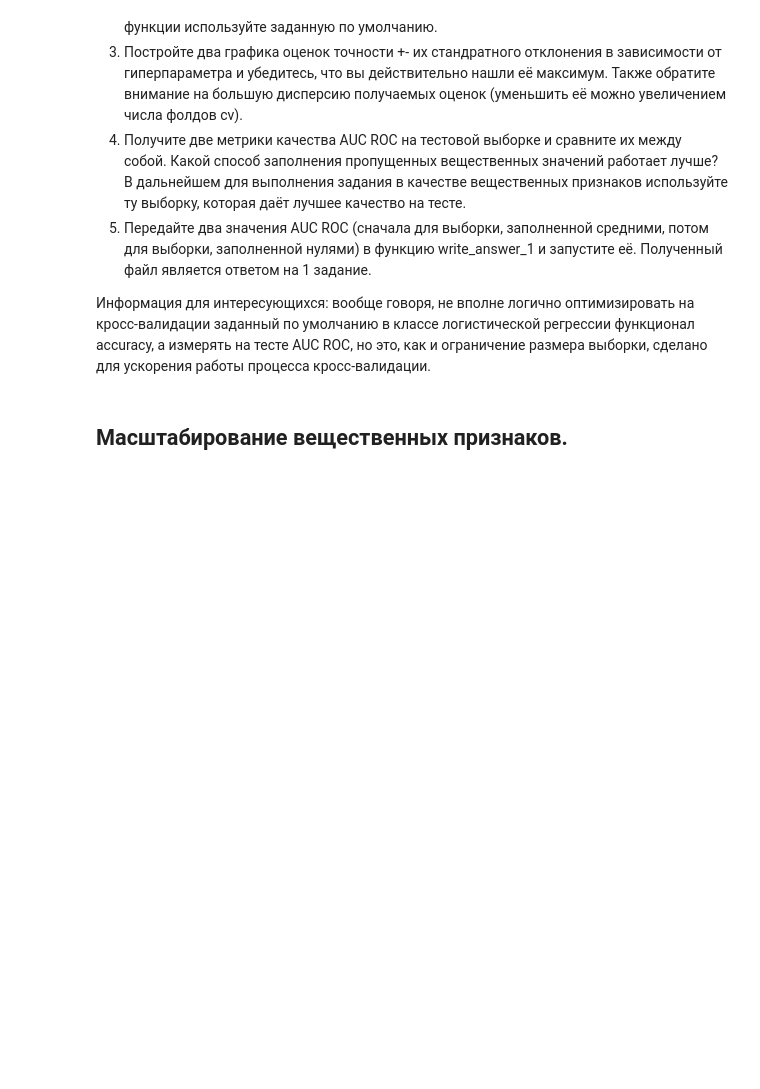
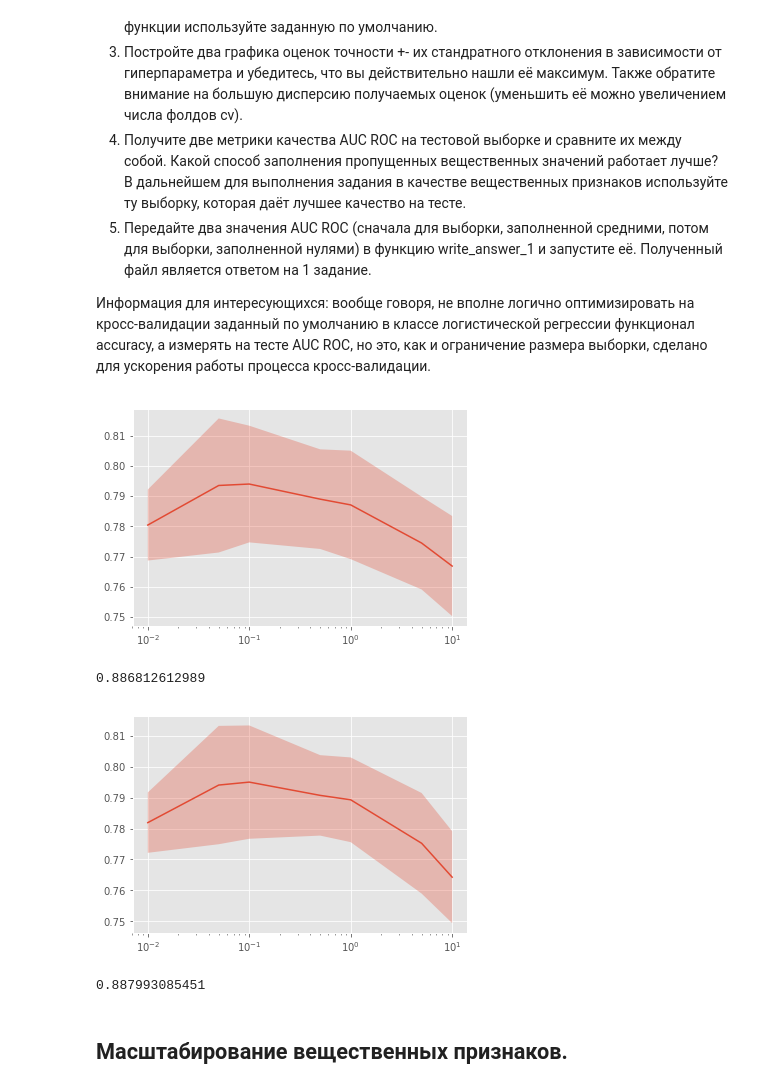
Before and after one commit to lamotik/MFTI_ML, a Jupyter notebook: supervised-learning/w3/pa1/Preprocessing_LR.ipynb, the cells around one changed output. Cells and saved outputs as stored; diff of their text form; code cells hidden in the pictures; blank space fills up the shorter version.

```diff
--- a/supervised-learning/w3/pa1/Preprocessing_LR.ipynb
+++ b/supervised-learning/w3/pa1/Preprocessing_LR.ipynb
@@ -255,27 +255,43 @@ from sklearn.cross_validation import train_test_split
 # %%
 from sklearn.linear_model import LogisticRegression
 from sklearn.grid_search import GridSearchCV
 from sklearn.metrics import roc_auc_score
 
 def plot_scores(optimizer):
     scores = [[item[0]['C'],
                item[1],
                (np.sum((item[2]-item[1])**2)/(item[2].size-1))**0.5] for item in optimizer.grid_scores_]
     scores = np.array(scores)
     plt.semilogx(scores[:,0], scores[:,1])
     plt.fill_between(scores[:,0], scores[:,1]-scores[:,2],
                                   scores[:,1]+scores[:,2], alpha=0.3)
     plt.show()
 
 def write_answer_1(auc_1, auc_2):
     auc = (auc_1 + auc_2)/2
     with open("preprocessing_lr_answer1.txt", "w") as fout:
         fout.write(str(auc))
 
 param_grid = {'C': [0.01, 0.05, 0.1, 0.5, 1, 5, 10]}
-cv = 3
 
-# place your code here
+def calcAUC(x_train, x_test, y_train, y_test, class_weight=None):
+    optimizer = GridSearchCV(LogisticRegression(class_weight=class_weight), param_grid, cv=3)
+    optimizer.fit(x_train, y_train)
+    plot_scores(optimizer)
+    auc = roc_auc_score(y_test, optimizer.predict_proba(x_test)[:,1])
+    return auc
+
+auc_zeroes = calcAUC(np.hstack((X_train_real_zeros, X_train_cat_oh)), np.hstack((X_test_real_zeros, X_test_cat_oh)), y_train, y_test)
+print(auc_zeroes)
+auc_mean = calcAUC(np.hstack((X_train_real_mean, X_train_cat_oh)), np.hstack((X_test_real_mean, X_test_cat_oh)), y_train, y_test)
+print(auc_mean)
+
+write_answer_1(auc_zeroes, auc_mean)
+# %% [output]
+[figure, added]
+0.886812612989
+[figure, added]
+0.887993085451
 # %% [markdown]
 ## Масштабирование вещественных признаков.
 # %% [markdown]
```
Also changed, not shown: parts of 16 cells of this notebook, 8 other files.
